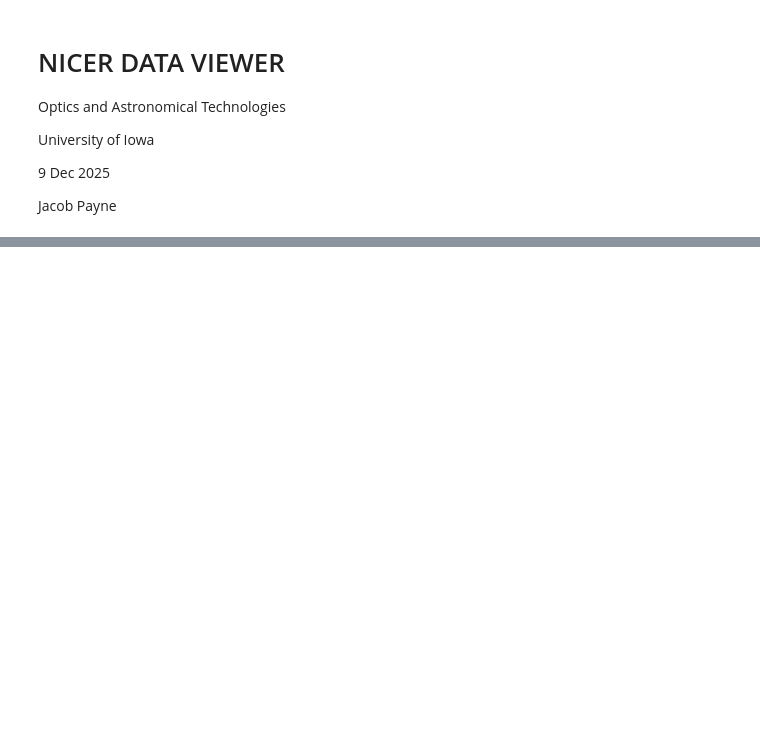
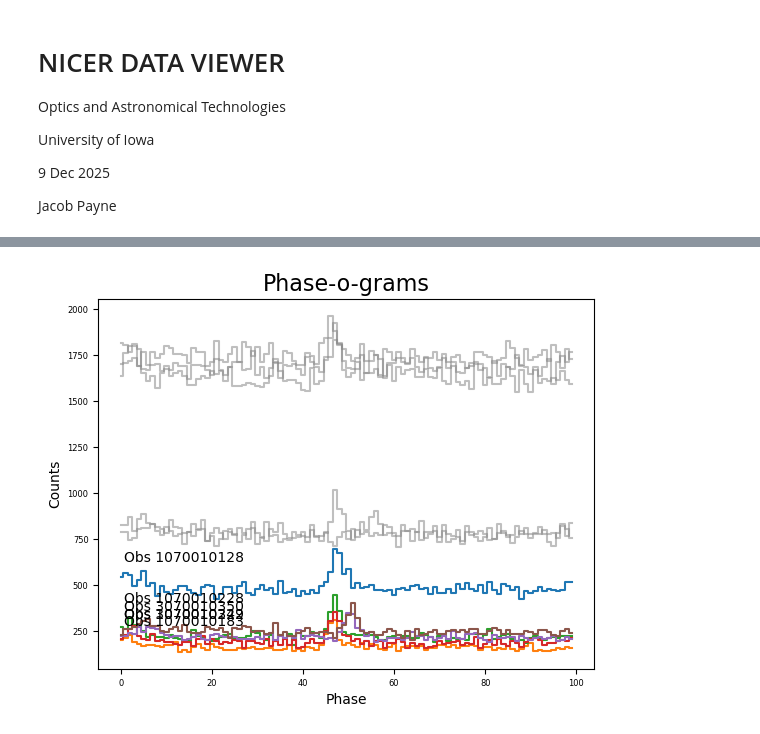
Before and after one commit to jacobspacepayne/nicer-observation, a Jupyter notebook: nicer_data_viewer.ipynb, the cells around one changed output, grey strips where cells are left out. Cells and saved outputs as stored; diff of their text form; code cells hidden in the pictures; blank space fills up the shorter version.

```diff
--- a/nicer_data_viewer.ipynb
+++ b/nicer_data_viewer.ipynb
@@ -140,0 +218,22 @@ for i in range(len(post_MAR2019_bulk_download)):
+# %%
+#plot multiple phaseograms on a single plot
+fig = plt.plot(figsize=(15, 8))
+plt.title('Phase-o-grams', fontsize=16)
+plt.xlabel('Phase')
+plt.ylabel('Counts')
+plt.tick_params(axis='both', which='major', labelsize=6)
+
+for i in range(len(obsid_list)):
+    obsid = obsid_list[i]
+    evt_data = get_evt_data(obsid)
+    phase_o_gram = make_phaseogram(evt_data, nbins=100)
+    # normed_pog = normalize_phaseogram(phase_o_gram, norm='counts per second', exposure=get_obsid_exposure_time(obsid[0]))
+    if obsid in filtered_obsid_list:
+        plt.plot(phase_o_gram, drawstyle='steps-mid')
+        plt.annotate(f"Obs {obsid}", xy=(0.8, max(phase_o_gram)*0.9), fontsize=10)
+    else:
+        plt.plot(phase_o_gram, drawstyle='steps-mid', color='gray', alpha=0.5)
+
+plt.show()
+# %% [output]
+[figure, added]
```
Also changed, not shown: parts of 35 cells of this notebook.
